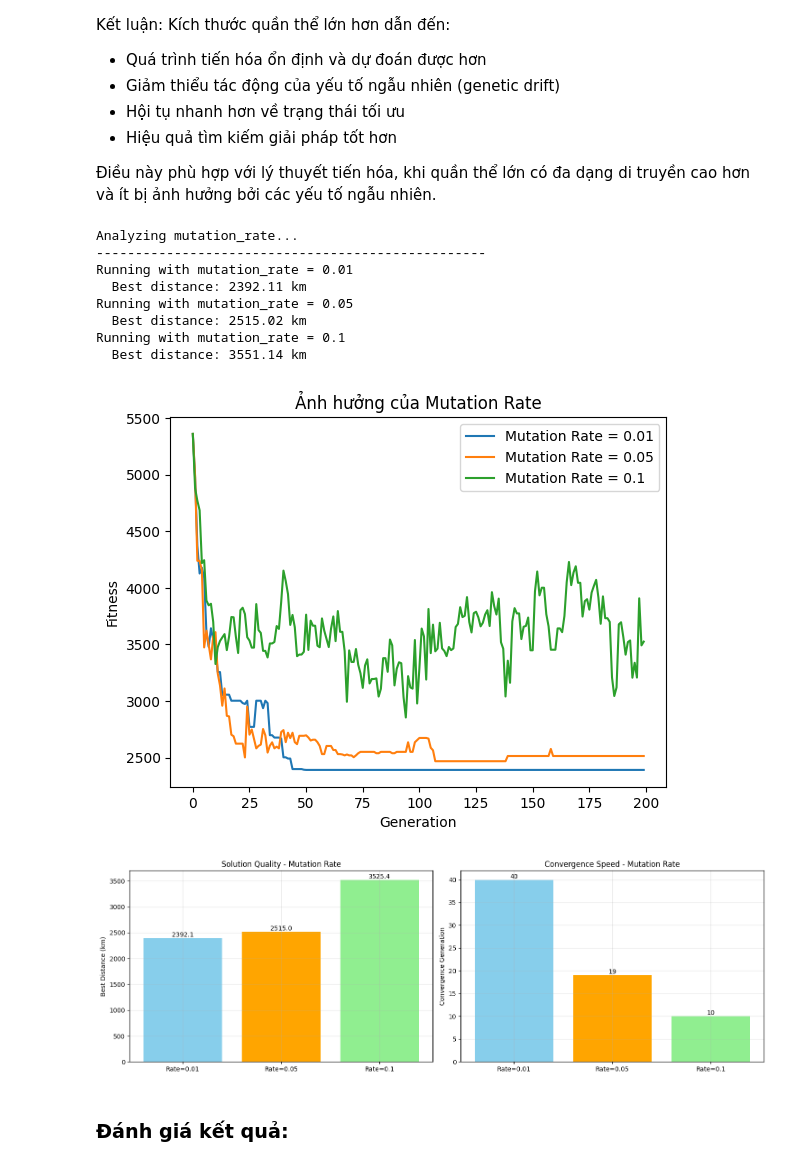
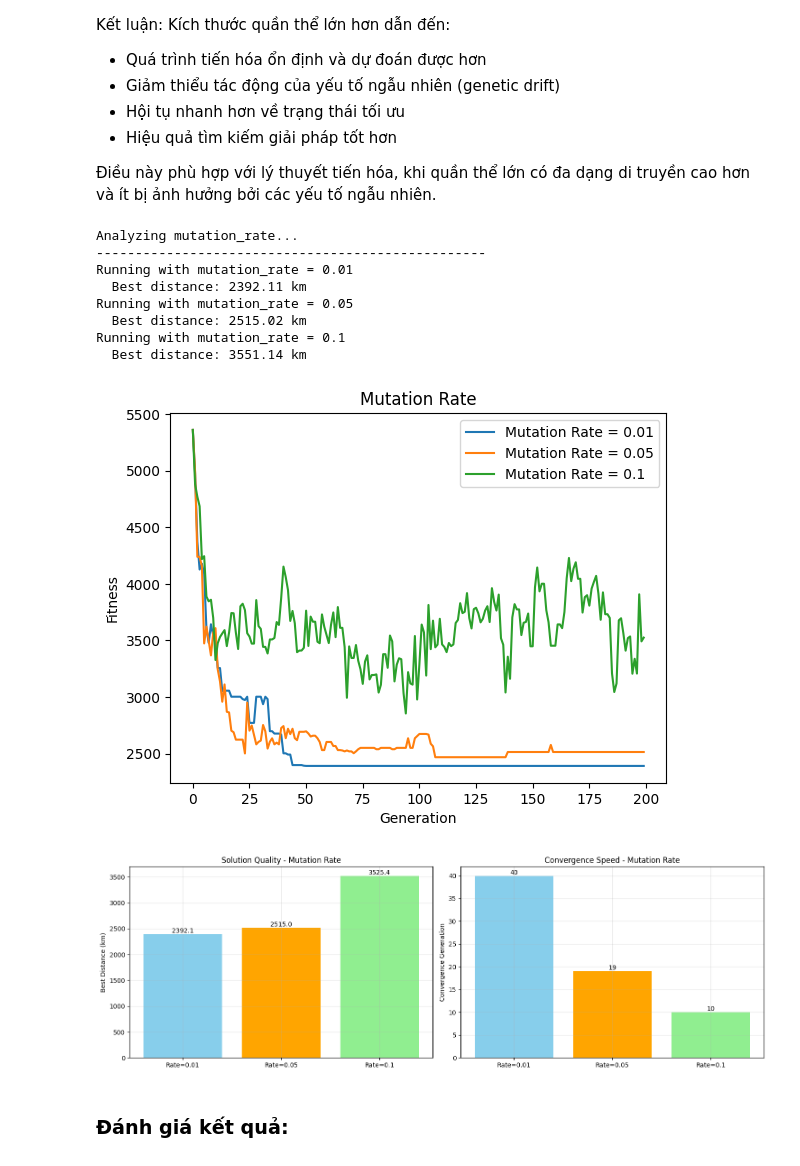
Before and after one commit to thilinnd/GA_TSP, a Jupyter notebook: experiment/1. Parameter.ipynb, the cells around one changed output. Cells and saved outputs as stored; diff of their text form; code cells hidden in the pictures.

```diff
--- a/experiment/1. Parameter.ipynb
+++ b/experiment/1. Parameter.ipynb
@@ -230,34 +229,34 @@ Kết luận: Kích thước quần thể lớn hơn dẫn đến:
 # %%
 # Ảnh hưởng của mutation_rate
 mutation_rates = [0.01, 0.05, 0.1]
 mut_results, mut_fitness = analyze_single_parameter('mutation_rate', mutation_rates, base_config, distance_matrix)
 
 # Lấy fitness histories (fitness1 đã có từ trước, chỉ cần fitness4, fitness5)
 fitness1, fitness4, fitness5 = mut_fitness
 
 plt.plot(fitness1, label='Mutation Rate = 0.01')
 plt.plot(fitness4, label='Mutation Rate = 0.05')
 plt.plot(fitness5, label='Mutation Rate = 0.1')
 plt.xlabel("Generation")
 plt.ylabel("Fitness")
-plt.title("Ảnh hưởng của Mutation Rate")
+plt.title("Mutation Rate")
 plt.legend()
 plt.show()
 
 # Phân tích Solution Quality và Convergence Speed
 analyze_performance([fitness1, fitness4, fitness5],
                    ['Rate=0.01', 'Rate=0.05', 'Rate=0.1'],
                    'Mutation Rate')
 # %% [output]
 Analyzing mutation_rate...
 --------------------------------------------------
 Running with mutation_rate = 0.01
   Best distance: 2392.11 km
 Running with mutation_rate = 0.05
   Best distance: 2515.02 km
 Running with mutation_rate = 0.1
   Best distance: 3551.14 km
-[figure, old version]
+[figure, new version]
 [figure]
 # %% [markdown]
 ### Đánh giá kết quả:
```
Also changed, not shown: parts of 10 cells of this notebook.
